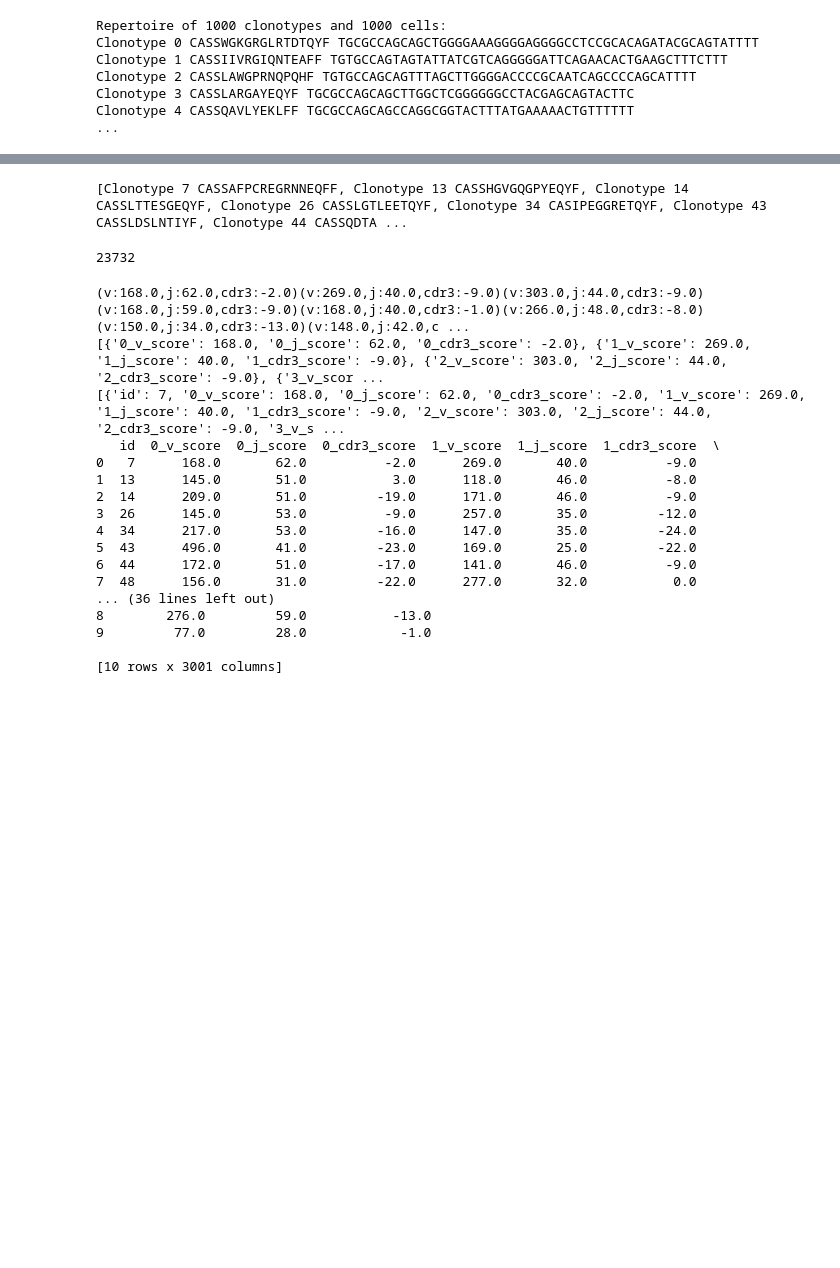
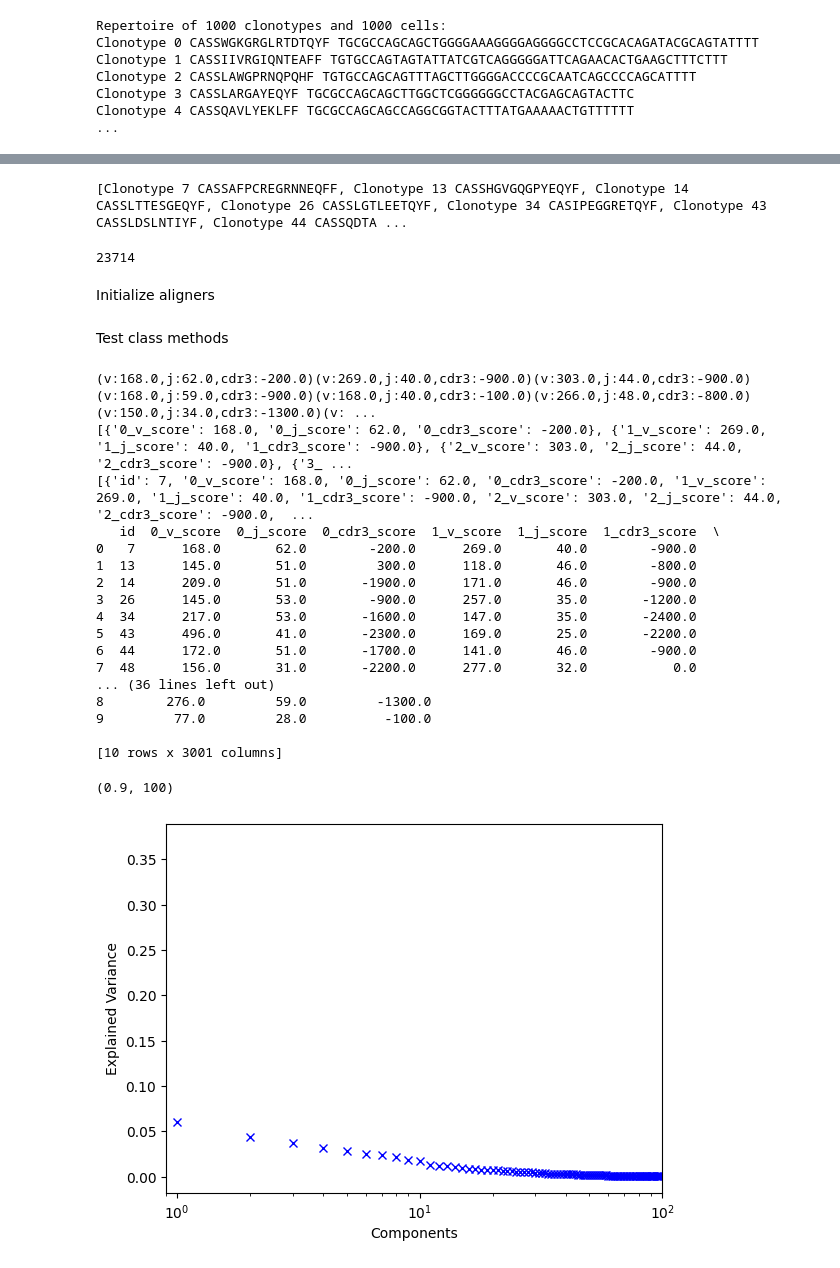
Before and after one commit to antigenomics/mirpy, a Jupyter notebook: notebooks/prototype_embedding.ipynb, the cells around one changed output, grey strips where cells are left out. Saved outputs shown, nothing was run; the diff lists cells and outputs as text; code cells hidden in the pictures; blank space fills up the shorter version.

```diff
--- a/notebooks/prototype_embedding.ipynb
+++ b/notebooks/prototype_embedding.ipynb
@@ -21,11 +31,15 @@ tenxref = "https://www.10xgenomics.com/resources/application-notes/a-new-way-of-
 data = parser.parse_vdjdb_slim('assets/vdjdb.slim.txt', lib=lib, gene='TRB', species='HomoSapiens',
                                warn=False,
                                filter=lambda x: x[x['reference.id'] != tenxref])
-print(data)
+data = [x for x in data if len(x.cdr3aa) in range(7, 23)]
+#data = data[0:1000]
+print(data[0:10])
 len(data)
 # %% [output]
 [Clonotype 7 CASSAFPCREGRNNEQFF, Clonotype 13 CASSHGVGQGPYEQYF, Clonotype 14 CASSLTTESGEQYF, Clonotype 26 CASSLGTLEETQYF, Clonotype 34 CASIPEGGRETQYF, Clonotype 43 CASSLDSLNTIYF, Clonotype 44 CASSQDTA ...
-23732
+23714
+# %% [markdown]
+Initialize aligners
 # %%
 valign = AlignGermline.from_seqs(lib.get_seqaas(gene='TRB', stype='V'))
 jalign = AlignGermline.from_seqs(lib.get_seqaas(gene='TRB', stype='J'))
@@ -33,25 +48,26 @@ aligner = ClonotypeAligner(v_aligner=valign, j_aligner=jalign)
+# %% [markdown]
+Test class methods
 # %%
-matcher = DenseMatch(db, aligner)
 print(''.join(str(x) for x in matcher.match_single(data[0])))
 print([m.__dict__() for m in matcher.match_single(data[0])])
 print([m.__dict__() for m in matcher.match(data[0:1])])
 print(matcher.match_to_df(data[0:10]))
 # %% [output]
-(v:168.0,j:62.0,cdr3:-2.0)(v:269.0,j:40.0,cdr3:-9.0)(v:303.0,j:44.0,cdr3:-9.0)(v:168.0,j:59.0,cdr3:-9.0)(v:168.0,j:40.0,cdr3:-1.0)(v:266.0,j:48.0,cdr3:-8.0)(v:150.0,j:34.0,cdr3:-13.0)(v:148.0,j:42.0,c ...
-[{'0_v_score': 168.0, '0_j_score': 62.0, '0_cdr3_score': -2.0}, {'1_v_score': 269.0, '1_j_score': 40.0, '1_cdr3_score': -9.0}, {'2_v_score': 303.0, '2_j_score': 44.0, '2_cdr3_score': -9.0}, {'3_v_scor ...
-[{'id': 7, '0_v_score': 168.0, '0_j_score': 62.0, '0_cdr3_score': -2.0, '1_v_score': 269.0, '1_j_score': 40.0, '1_cdr3_score': -9.0, '2_v_score': 303.0, '2_j_score': 44.0, '2_cdr3_score': -9.0, '3_v_s ...
+(v:168.0,j:62.0,cdr3:-200.0)(v:269.0,j:40.0,cdr3:-900.0)(v:303.0,j:44.0,cdr3:-900.0)(v:168.0,j:59.0,cdr3:-900.0)(v:168.0,j:40.0,cdr3:-100.0)(v:266.0,j:48.0,cdr3:-800.0)(v:150.0,j:34.0,cdr3:-1300.0)(v: ...
+[{'0_v_score': 168.0, '0_j_score': 62.0, '0_cdr3_score': -200.0}, {'1_v_score': 269.0, '1_j_score': 40.0, '1_cdr3_score': -900.0}, {'2_v_score': 303.0, '2_j_score': 44.0, '2_cdr3_score': -900.0}, {'3_ ...
+[{'id': 7, '0_v_score': 168.0, '0_j_score': 62.0, '0_cdr3_score': -200.0, '1_v_score': 269.0, '1_j_score': 40.0, '1_cdr3_score': -900.0, '2_v_score': 303.0, '2_j_score': 44.0, '2_cdr3_score': -900.0,  ...
    id  0_v_score  0_j_score  0_cdr3_score  1_v_score  1_j_score  1_cdr3_score  \
-0   7      168.0       62.0          -2.0      269.0       40.0          -9.0
-1  13      145.0       51.0           3.0      118.0       46.0          -8.0
-2  14      209.0       51.0         -19.0      171.0       46.0          -9.0
-3  26      145.0       53.0          -9.0      257.0       35.0         -12.0
-4  34      217.0       53.0         -16.0      147.0       35.0         -24.0
-5  43      496.0       41.0         -23.0      169.0       25.0         -22.0
-6  44      172.0       51.0         -17.0      141.0       46.0          -9.0
-7  48      156.0       31.0         -22.0      277.0       32.0           0.0
+0   7      168.0       62.0        -200.0      269.0       40.0        -900.0
+1  13      145.0       51.0         300.0      118.0       46.0        -800.0
+2  14      209.0       51.0       -1900.0      171.0       46.0        -900.0
+3  26      145.0       53.0        -900.0      257.0       35.0       -1200.0
+4  34      217.0       53.0       -1600.0      147.0       35.0       -2400.0
+5  43      496.0       41.0       -2300.0      169.0       25.0       -2200.0
+6  44      172.0       51.0       -1700.0      141.0       46.0        -900.0
+7  48      156.0       31.0       -2200.0      277.0       32.0           0.0
 ... (36 lines left out)
-8        276.0         59.0           -13.0
-9         77.0         28.0            -1.0
+8        276.0         59.0         -1300.0
+9         77.0         28.0          -100.0
 
 [10 rows x 3001 columns]
 # %%
@@ -58,0 +76,12 @@ res = matcher.match_to_df(data, 10, 10)
+# %%
+pca = PCA(n_components=100, whiten=True)
+pca.fit(res.iloc[:,1:])
+
+plt.plot(pca.explained_variance_ratio_, 'bx')
+plt.xscale('log')
+plt.ylabel('Explained Variance')
+plt.xlabel('Components')
+plt.xlim(.9, pca.n_components_)
+# %% [output]
+(0.9, 100)
+[figure, added]
```
Also changed, not shown: parts of 6 cells of this notebook, 3 other files.
